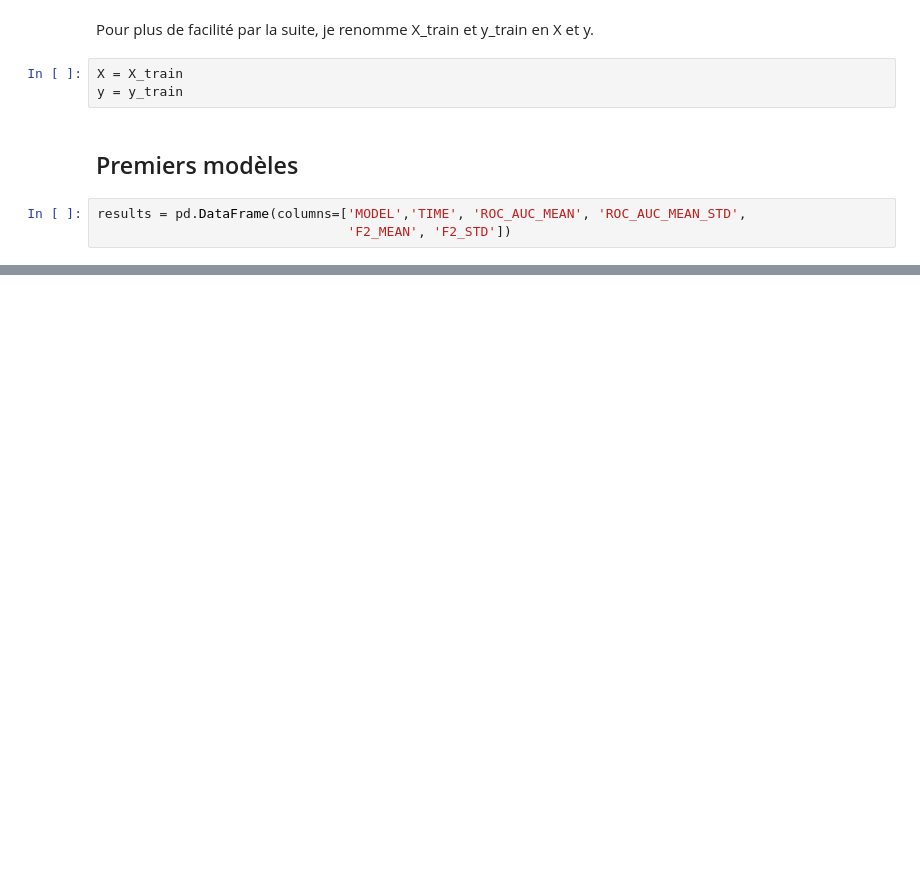
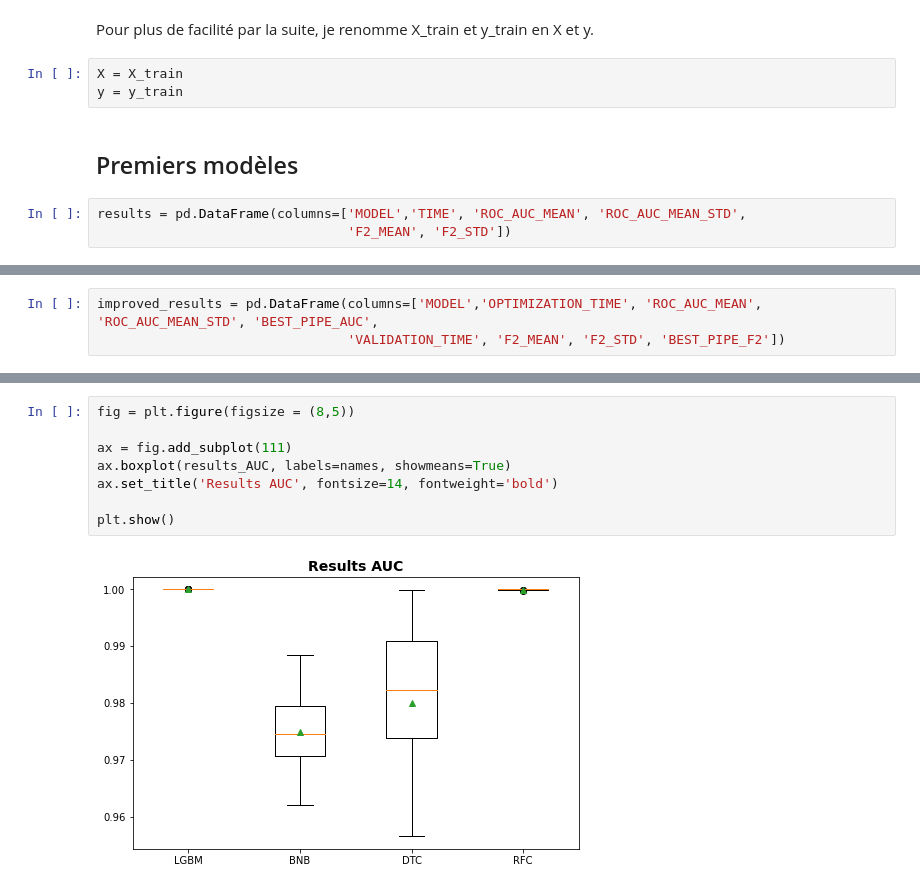
Before and after one commit to SandrineDumas/Projet_7_OCR, a Jupyter notebook: Notebook/Projet_7.ipynb, the cells around one changed output, grey strips where cells are left out. Saved outputs shown, nothing was run; the diff lists cells and outputs as text; blank space fills up the shorter version.

```diff
--- a/Notebook/Projet_7.ipynb
+++ b/Notebook/Projet_7.ipynb
@@ -1002,0 +1026,3 @@ results.to_csv("Results_frac_010.csv")
+# %%
+improved_results = pd.DataFrame(columns=['MODEL','OPTIMIZATION_TIME', 'ROC_AUC_MEAN', 'ROC_AUC_MEAN_STD', 'BEST_PIPE_AUC',
+                                'VALIDATION_TIME', 'F2_MEAN', 'F2_STD', 'BEST_PIPE_F2'])
@@ -1002,0 +1170,10 @@ results.to_csv("Results_frac_010.csv")
+# %%
+fig = plt.figure(figsize = (8,5))
+
+ax = fig.add_subplot(111)
+ax.boxplot(results_AUC, labels=names, showmeans=True)
+ax.set_title('Results AUC', fontsize=14, fontweight='bold')
+
+plt.show()
+# %% [output]
+[figure, added]
```
Also changed, not shown: parts of 20 cells of this notebook.
